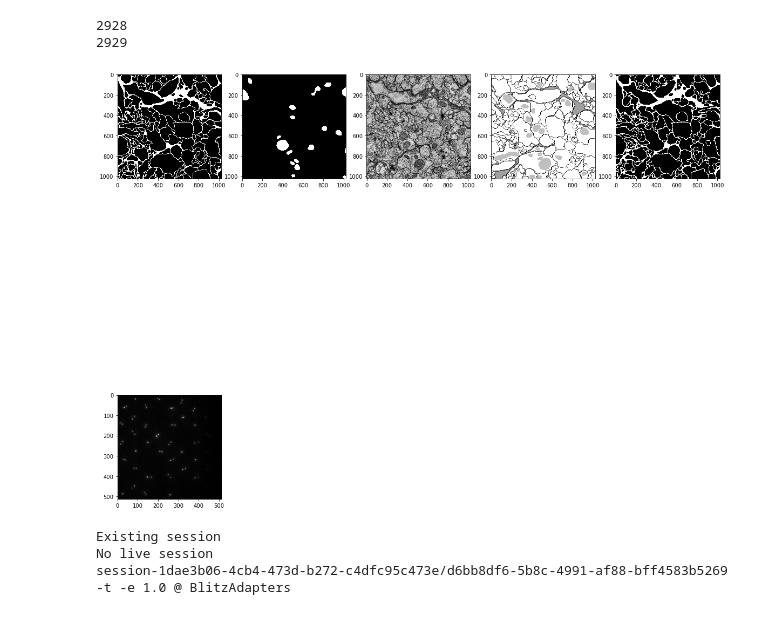
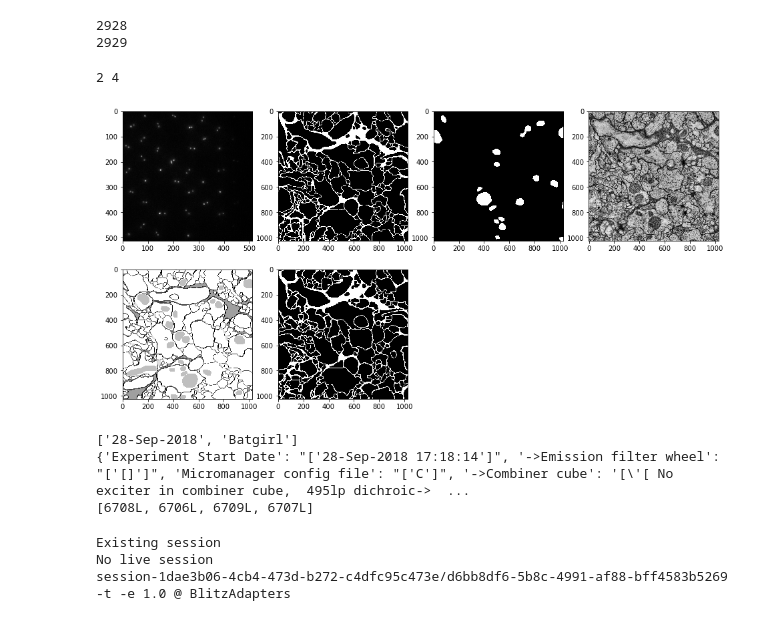
Before and after one commit to SynthSys/omero_connect_demo, a Jupyter notebook: notebooks/omero_query.ipynb, the cells around one changed output. Drawn from its saved outputs; the diff is of its cells as text; code cells hidden in the pictures.

Commit message:
Tidy up, add comments, add queries for annotations by dataset/image in omero_query.ipynb

```diff
--- a/notebooks/omero_query.ipynb
+++ b/notebooks/omero_query.ipynb
@@ -17,7 +17,7 @@ import matplotlib.pyplot as plt
 # %%
 # configure connection settings
 server = 'demo.openmicroscopy.org'
-user = 'jhay'
+user = 'USER'
 password = getpass.getpass()
 # %% [output]
 ········
@@ -146,8 +159,10 @@ for dataset in datasets:
 2929
 # %%
 # retrieve pixels by Image ID
-image_id_list = [95279, 111608, 95309, 95323, 95299, 95317]
+image_id_list = [95279, 111608, 95309, 95323, 95299, 95317] ################## Replace this with your own parameter
 image_ids = map(rtypes.rlong, image_id_list)
+
+params = om_sys.Parameters()
 params.map = {'iids' : rtypes.rlist(image_ids)}
 pixels_list = searcher.find_objects_by_query(PIXELS_BY_IMAGE_QUERY, params)
 
@@ -158,21 +173,63 @@ for pixels in pixels_list:
     raw_pixels_store = searcher.SESSION.createRawPixelsStore()
     stack = readFlimImageFile(raw_pixels_store, pixels)
     image_stacks.append(stack[0, :, :])
-
-# create a grid layout to display images with maximum of 5 per row
-rows = int(math.ceil(float(len(image_id_list))/float(5)))
-columns = min([len(image_id_list), 5])
-
-h, w = 20, 20
-fig=plt.figure(figsize=(h,w))
-# https://stackoverflow.com/questions/46615554/how-to-display-multiple-images-in-one-figure-correctly
-for idx, image_stack in enumerate(image_stacks):
-    fig.add_subplot(rows, columns, idx+1)
-    imgplot = plt.imshow(image_stack, cmap='gray')
-
-plt.show()
-# %% [output]
-[figure, removed]
+# %%
+# number of images per row
+IMG_COLS_PER_ROW = 4
+# create a grid layout to display images with maximum of IMG_COLS_PER_ROW per row
+columns = min([len(image_id_list), IMG_COLS_PER_ROW])
+rows = int(math.ceil(float(len(image_id_list))/float(columns)))
+
+# create a figure for containing square images with uniform widths and heights
+w, h = columns*4, rows*4
+fig=plt.figure(figsize=(w,h))
+
+# https://stackoverflow.com/questions/46615554/how-to-display-multiple-images-in-one-figure-correctly
+for idx, image_stack in enumerate(image_stacks):
+    pos = idx+1
+    fig.add_subplot(rows, columns, pos)
+    imgplot = plt.imshow(image_stack, cmap='gray')
+
+plt.show()
+# %% [output]
+2 4
+[figure, added]
+# %%
+'''
+Fetch all annotations for a dataset given ID
+
+This cell can be modified to retrieve annotations for individual images by altering the params.map
+with the selected image_id and 'iid' parameter name, and by using the ANNOS_BY_IMAGE_QUERY in the
+call to the searcher function.
+'''
+params = om_sys.Parameters()
+dataset_id = 3804 ################## Replace this with your own parameter
+params.map = {'did' : rtypes.rlong(dataset_id)}
+
+anno_list = searcher.find_objects_by_query(ANNOS_BY_DATASET_QUERY, params)
+tags = []
+kvp_dict = dict()
+file_anno_ids = []
+
+for anno in anno_list:
+    if isinstance(anno, model.TagAnnotationI):
+        tags.append(anno.textValue.val)
+    elif isinstance(anno, model.MapAnnotationI):
+        mapAnno = anno.mapValue
+
+        for kvp in mapAnno:
+            if isinstance(kvp, model.NamedValue):
+                kvp_dict[kvp.name] = kvp.value
+    elif isinstance(anno, model.FileAnnotationI):
+        file_anno_ids.append(anno.id.val)
+
+print tags
+print kvp_dict
+print file_anno_ids
+# %% [output]
+['28-Sep-2018', 'Batgirl']
+{'Experiment Start Date': "['28-Sep-2018 17:18:14']", '->Emission filter wheel': "['[]']", 'Micromanager config file': "['C']", '->Combiner cube': '[\'[ No exciter in combiner cube,  495lp dichroic->  ...
+[6708L, 6706L, 6709L, 6707L]
 # %%
 def open_omero_session():
     global SESSION
```
Also changed, not shown: parts of 8 cells of this notebook.
